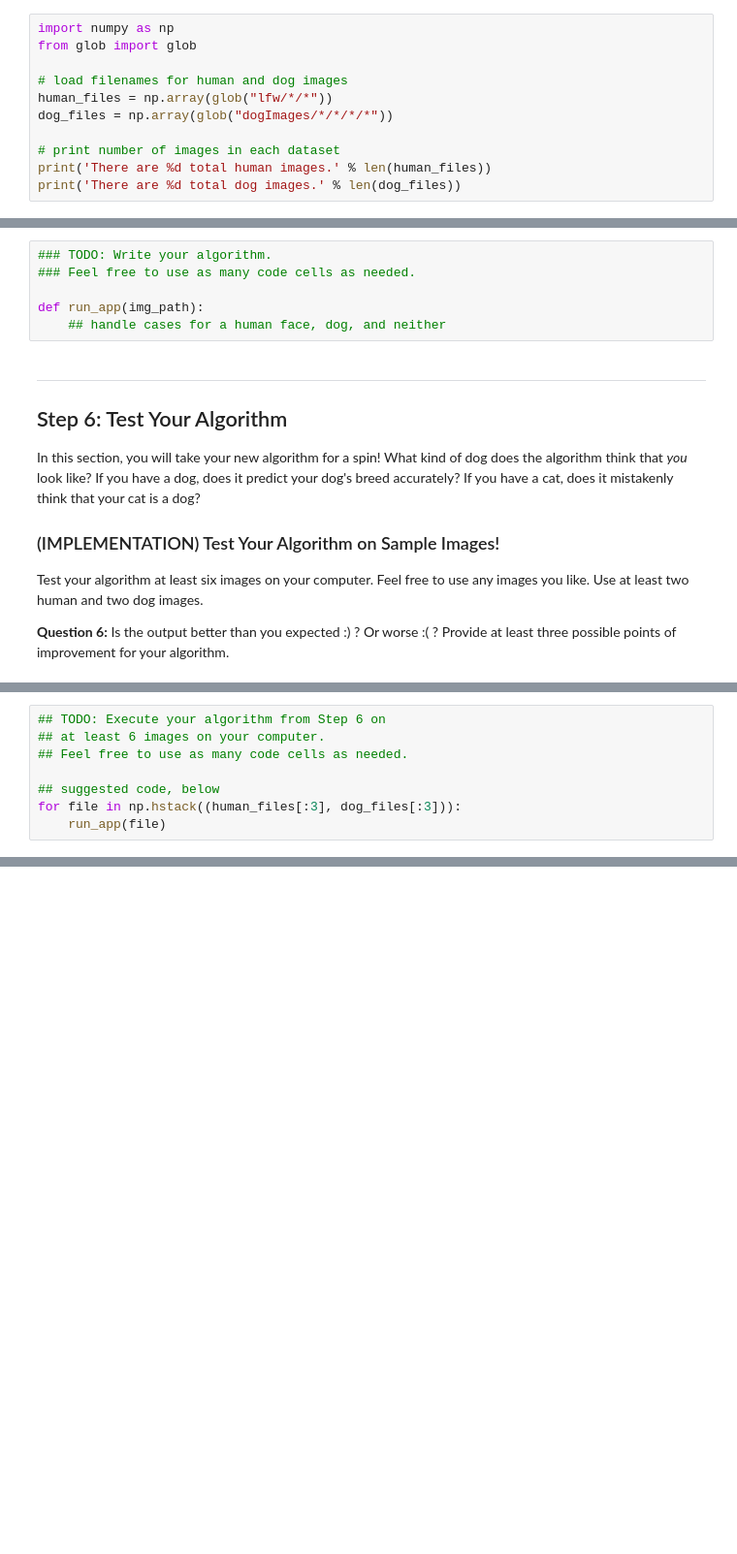
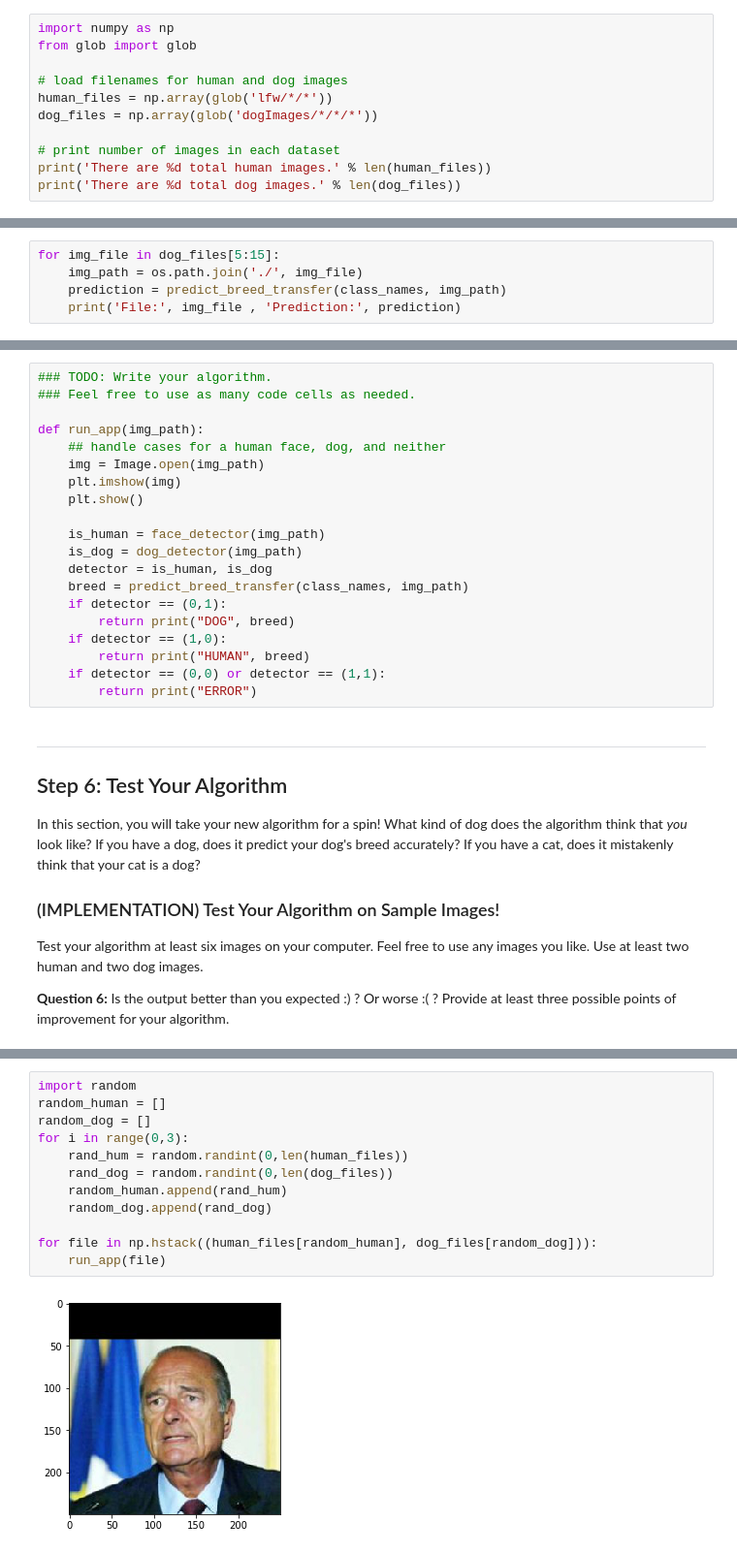
Before and after one commit to jtisbell4/dog-breed-classifier, a Jupyter notebook: dog_app.ipynb, the cells around one changed output, grey strips where cells are left out. Shown at 97% size. Saved outputs shown, nothing was run; the diff lists cells and outputs as text; blank space fills up the shorter version.

```diff
--- a/dog_app.ipynb
+++ b/dog_app.ipynb
@@ -55,8 +68,8 @@ import numpy as np
 from glob import glob
 
 # load filenames for human and dog images
-human_files = np.array(glob("lfw/*/*"))
-dog_files = np.array(glob("dogImages/*/*/*/*"))
+human_files = np.array(glob('lfw/*/*'))
+dog_files = np.array(glob('dogImages/*/*/*'))
 
 # print number of images in each dataset
 print('There are %d total human images.' % len(human_files))
@@ -779,0 +737,5 @@ def predict_breed_transfer(img_path):
+# %%
+for img_file in dog_files[5:15]:
+    img_path = os.path.join('./', img_file)
+    prediction = predict_breed_transfer(class_names, img_path)
+    print('File:', img_file , 'Prediction:', prediction)
@@ -801,6 +774,20 @@ Some sample output for our algorithm is provided below, but feel free to design
 
 def run_app(img_path):
     ## handle cases for a human face, dog, and neither
+    img = Image.open(img_path)
+    plt.imshow(img)
+    plt.show()
+
+    is_human = face_detector(img_path)
+    is_dog = dog_detector(img_path)
+    detector = is_human, is_dog
+    breed = predict_breed_transfer(class_names, img_path)
+    if detector == (0,1):
+        return print("DOG", breed)
+    if detector == (1,0):
+        return print("HUMAN", breed)
+    if detector == (0,0) or detector == (1,1):
+        return print("ERROR")
 # %% [markdown]
 ---
 <a id='step6'></a>
@@ -818,8 +802,0 @@ __Answer:__ (Three possible points for improvement)
-# %%
-## TODO: Execute your algorithm from Step 6 on
-## at least 6 images on your computer.
-## Feel free to use as many code cells as needed.
-
-## suggested code, below
-for file in np.hstack((human_files[:3], dog_files[:3])):
-    run_app(file)
@@ -825,0 +813,14 @@ for file in np.hstack((human_files[:3], dog_files[:3])):
+# %%
+import random
+random_human = []
+random_dog = []
+for i in range(0,3):
+    rand_hum = random.randint(0,len(human_files))
+    rand_dog = random.randint(0,len(dog_files))
+    random_human.append(rand_hum)
+    random_dog.append(rand_dog)
+
+for file in np.hstack((human_files[random_human], dog_files[random_dog])):
+    run_app(file)
+# %% [output]
+[figure, added]
```
Also changed, not shown: parts of 47 cells of this notebook, 8 other files.
